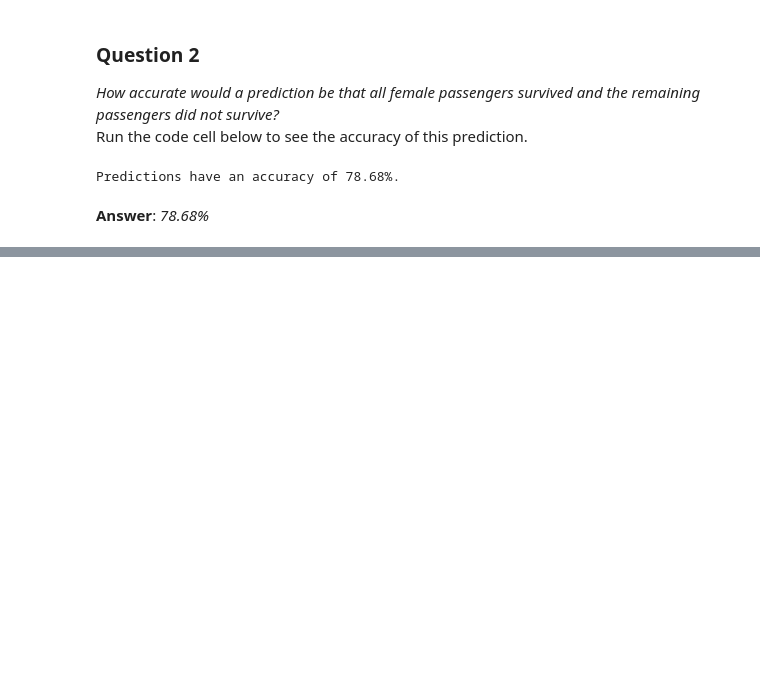
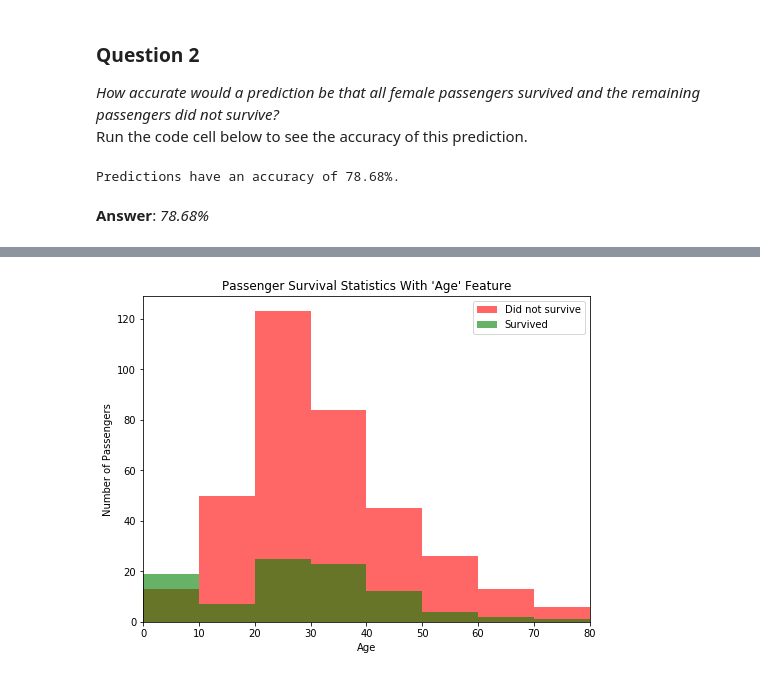
Before and after one commit to girish-sukhwani/Titanic-Survival-Exploration, a Jupyter notebook: titanic_exploration_PySpark.ipynb, the cells around one changed output, grey strips where cells are left out. Saved outputs shown, nothing was run; the diff lists cells and outputs as text; code cells hidden in the pictures; blank space fills up the shorter version.

Commit message:
feat: Complete Question-3
The following tasks have been completed in this commit:
	- Successfully implemented complex visualization to get a better understanding.
	- Successfully answered Question-3.

```diff
--- a/titanic_exploration_PySpark.ipynb
+++ b/titanic_exploration_PySpark.ipynb
@@ -154,0 +158,4 @@ Predictions have an accuracy of 78.68%.
+# %%
+vs.survival_stats(data.drop('Survived').toPandas(), data.select('Survived').toPandas()['Survived'], 'Age', ["Sex == 'male'"])
+# %% [output]
+[figure, added]
```
Also changed, not shown: parts of 7 cells of this notebook.
